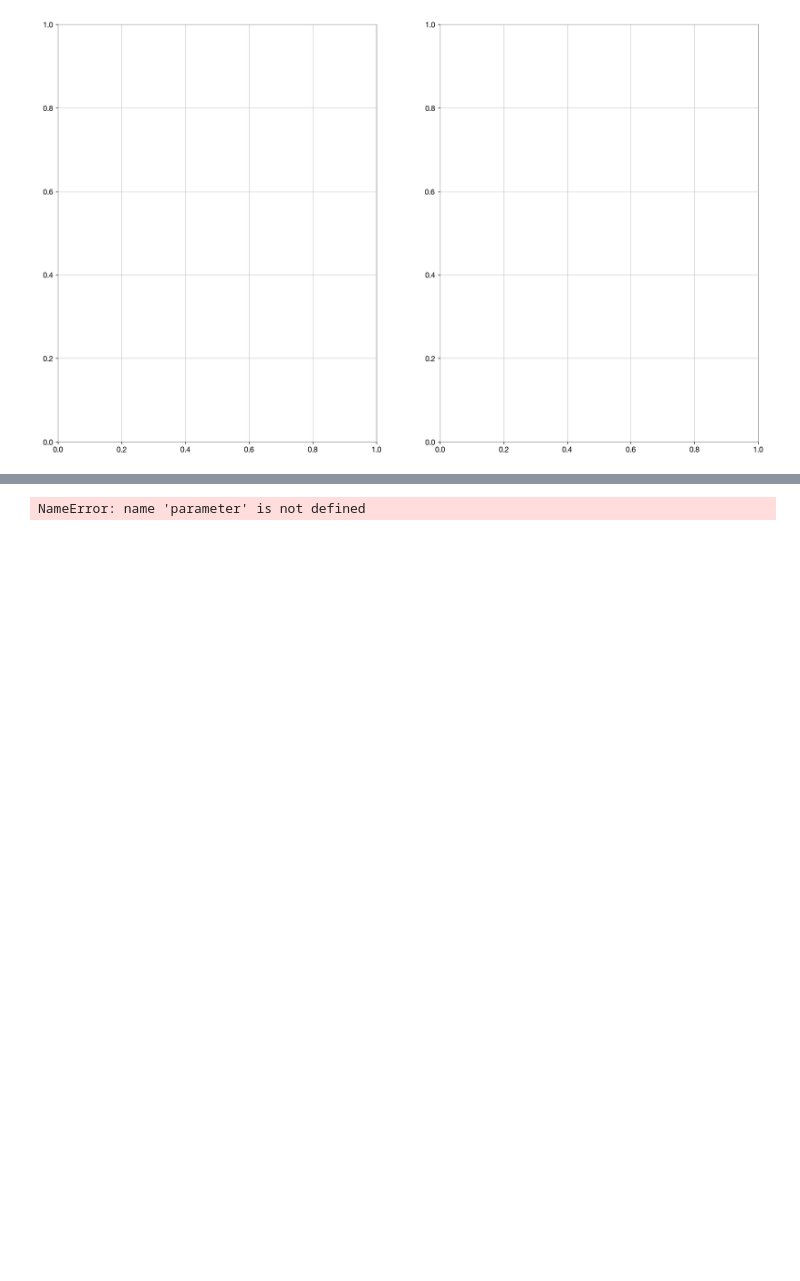
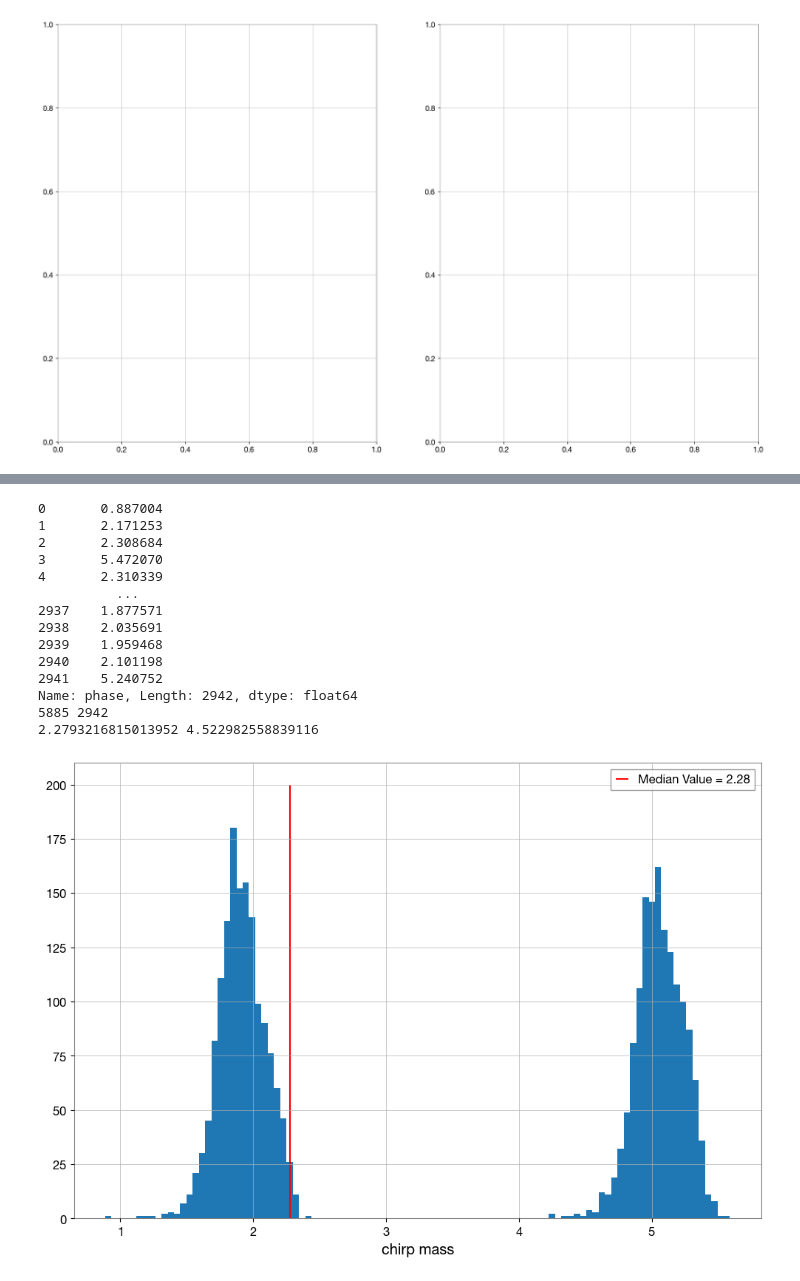
Before and after one commit to maxthebigcoda/astro-projects, a Jupyter notebook: parameter-estimation/bilby_real.ipynb, the cells around one changed output, grey strips where cells are left out. Cells and saved outputs as stored; diff of their text form; code cells hidden in the pictures; blank space fills up the shorter version.

```diff
--- a/parameter-estimation/bilby_real.ipynb
+++ b/parameter-estimation/bilby_real.ipynb
@@ -566,4 +628,36 @@ plt.show()
-# %%
-parameter
-# %% [output]
-NameError: name 'parameter' is not defined
+# %%
+first_phase = phase[:midpoint]
+second_phase = phase[:midpoint]
+print(first_phase)
+
+print(len(phase),len(first_phase))
+
+first_median = np.median(first_phase)
+print(first_median,median)
+
+plt.figure(figsize = (12,8))
+# plt.subplots(122)
+plt.hist(first_phase, bins=100,)
+# ax.axvspan(lower_bound, upper_bound, color='C1', alpha=0.4)
+# ax.axvline(lower_bound,linestyle = '--',color = 'green', label = f'Upper Bound = {upper_bound:.2f}',linewidth = 3)
+# ax.axvline(upper_bound,linestyle = '--',color = 'green', label = f'Lower Bound = {lower_bound:.2f}',linewidth = 3)
+plt.vlines(first_median,ymin = 0,ymax = 200, color='red',label = f'Median Value = {first_median:.2f}')
+plt.xlabel("chirp mass")
+plt.legend()
+plt.show()
+# %% [output]
+0       0.887004
+1       2.171253
+2       2.308684
+3       5.472070
+4       2.310339
+          ...
+2937    1.877571
+2938    2.035691
+2939    1.959468
+2940    2.101198
+2941    5.240752
+Name: phase, Length: 2942, dtype: float64
+5885 2942
+2.2793216815013952 4.522982558839116
+[figure, added]
```
Also changed, not shown: parts of 13 cells of this notebook.
